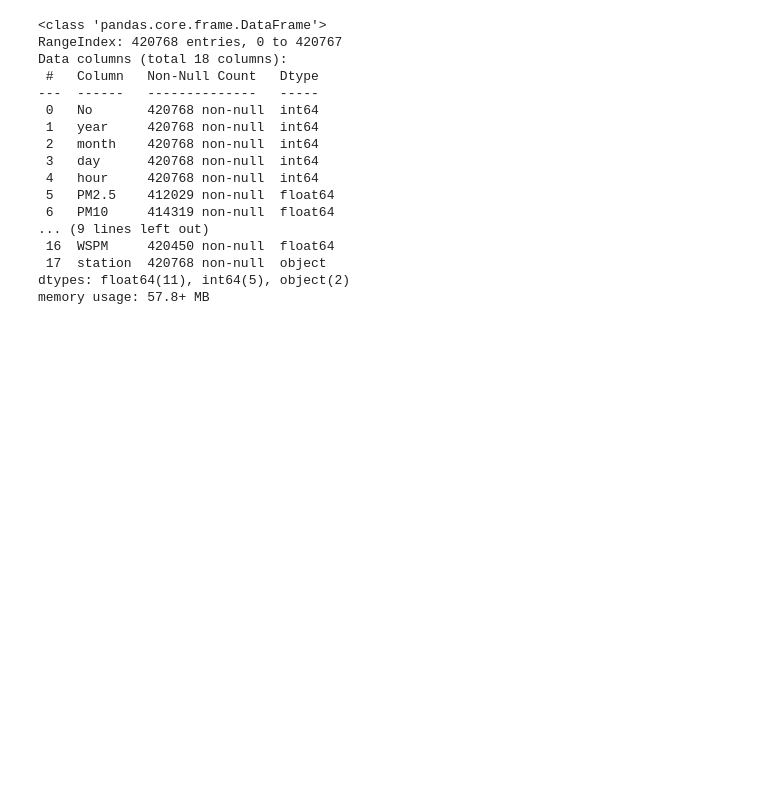
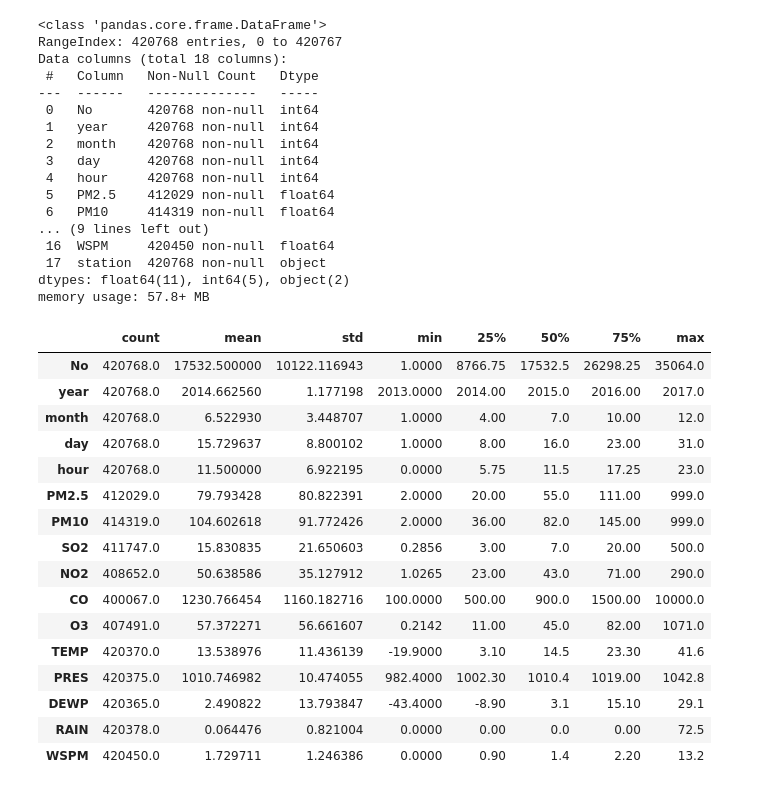
Before and after one commit to Allenstrange/CMP-Assessment, a Jupyter notebook: CMP_Project.ipynb, the cells around one changed output. Drawn from its saved outputs; the diff is of its cells as text; code cells hidden in the pictures; blank space fills up the shorter version.

```diff
--- a/CMP_Project.ipynb
+++ b/CMP_Project.ipynb
@@ -91,3 +91,23 @@ Data columns (total 18 columns):
  17  station  420768 non-null  object
 dtypes: float64(11), int64(5), object(2)
 memory usage: 57.8+ MB
+# %%
+df.describe().T
+# %% [output]
+|  | count | mean | std | min | 25% | 50% | 75% | max |
+| No | 420768.0 | 17532.500000 | 10122.116943 | 1.0000 | 8766.75 | 17532.5 | 26298.25 | 35064.0 |
+| year | 420768.0 | 2014.662560 | 1.177198 | 2013.0000 | 2014.00 | 2015.0 | 2016.00 | 2017.0 |
+| month | 420768.0 | 6.522930 | 3.448707 | 1.0000 | 4.00 | 7.0 | 10.00 | 12.0 |
+| day | 420768.0 | 15.729637 | 8.800102 | 1.0000 | 8.00 | 16.0 | 23.00 | 31.0 |
+| hour | 420768.0 | 11.500000 | 6.922195 | 0.0000 | 5.75 | 11.5 | 17.25 | 23.0 |
+| PM2.5 | 412029.0 | 79.793428 | 80.822391 | 2.0000 | 20.00 | 55.0 | 111.00 | 999.0 |
+| PM10 | 414319.0 | 104.602618 | 91.772426 | 2.0000 | 36.00 | 82.0 | 145.00 | 999.0 |
+| SO2 | 411747.0 | 15.830835 | 21.650603 | 0.2856 | 3.00 | 7.0 | 20.00 | 500.0 |
+| NO2 | 408652.0 | 50.638586 | 35.127912 | 1.0265 | 23.00 | 43.0 | 71.00 | 290.0 |
+| CO | 400067.0 | 1230.766454 | 1160.182716 | 100.0000 | 500.00 | 900.0 | 1500.00 | 10000.0 |
+| O3 | 407491.0 | 57.372271 | 56.661607 | 0.2142 | 11.00 | 45.0 | 82.00 | 1071.0 |
+| TEMP | 420370.0 | 13.538976 | 11.436139 | -19.9000 | 3.10 | 14.5 | 23.30 | 41.6 |
+| PRES | 420375.0 | 1010.746982 | 10.474055 | 982.4000 | 1002.30 | 1010.4 | 1019.00 | 1042.8 |
+| DEWP | 420365.0 | 2.490822 | 13.793847 | -43.4000 | -8.90 | 3.1 | 15.10 | 29.1 |
+| RAIN | 420378.0 | 0.064476 | 0.821004 | 0.0000 | 0.00 | 0.0 | 0.00 | 72.5 |
+| WSPM | 420450.0 | 1.729711 | 1.246386 | 0.0000 | 0.90 | 1.4 | 2.20 | 13.2 |
```
Also changed, not shown: parts of 8 cells of this notebook.
